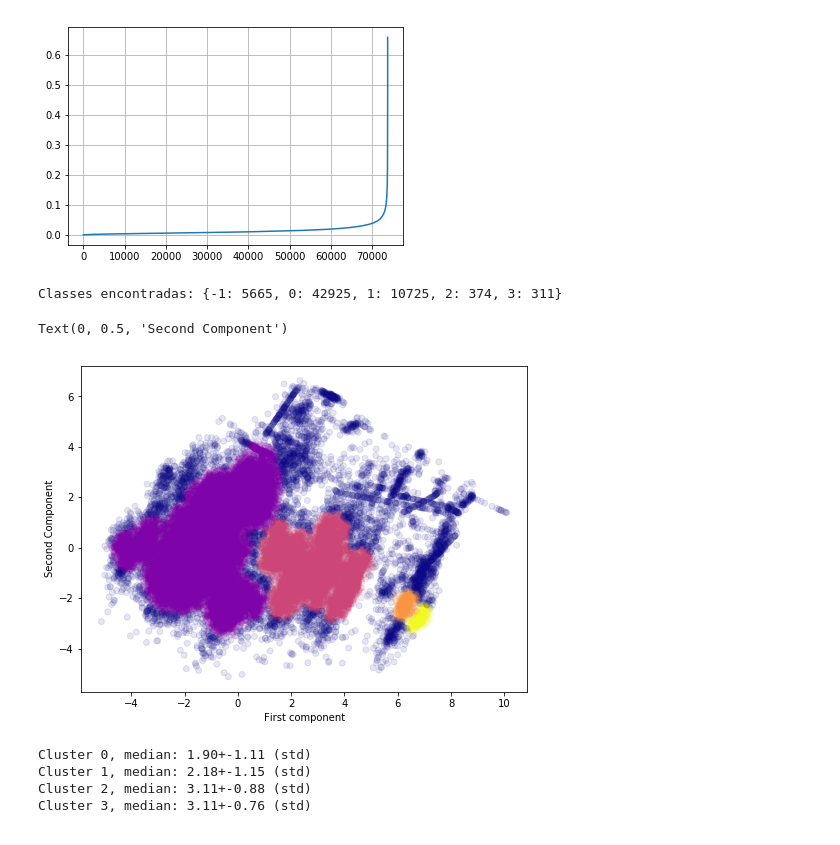
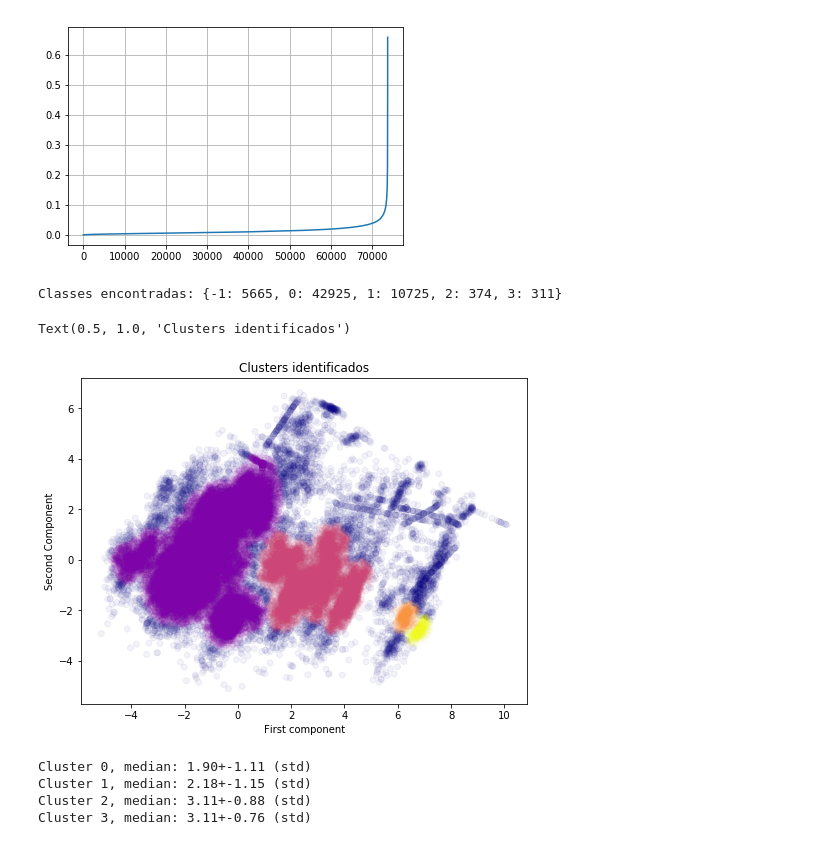
Before and after one commit to LeonardoSanBenitez/Loris-Industrial-Intelligence, a Jupyter notebook: artificial_intelligence/08 - Mining Dataset/04 - Clustering.ipynb, the cells around one changed output. Cells and saved outputs as stored; diff of their text form; code cells hidden in the pictures.

Commit message:
mining clustering with DBSCAN

```diff
--- a/artificial_intelligence/08 - Mining Dataset/04 - Clustering.ipynb
+++ b/artificial_intelligence/08 - Mining Dataset/04 - Clustering.ipynb
@@ -264,20 +274,21 @@ plt.grid(True)
 # %%
 n = 60000
 model = DBSCAN(min_samples=140, eps=0.3)
 model.fit(X_reduced.head(n))
 unique, counts = np.unique(model.labels_, return_counts=True)
 print("Classes encontradas: " + str(dict(zip(unique, counts))))
 
 plt.figure(figsize=(8,6))
-plt.scatter(X_reduced.head(n)['0'],X_reduced.head(n)['1'],c=model.labels_,cmap='plasma', alpha=0.1)
+plt.scatter(X_reduced.head(n)['0'],X_reduced.head(n)['1'],c=model.labels_,cmap='plasma', alpha=0.05)
 plt.xlabel('First component')
 plt.ylabel('Second Component')
+plt.title("Clusters identificados")
 #if flags.export:
 #    plt.savefig(flags.out_path + 'graph_clustersOP_tsne.eps')
 # %% [output]
 Classes encontradas: {-1: 5665, 0: 42925, 1: 10725, 2: 374, 3: 311}
-Text(0, 0.5, 'Second Component')
+Text(0.5, 1.0, 'Clusters identificados')
-[figure, old version]
+[figure, new version]
 # %%
 n_clusters = 4
 colors = ['blue', 'green', 'red', 'purple']
```
Also changed, not shown: parts of 5 cells of this notebook, 1 other file.
